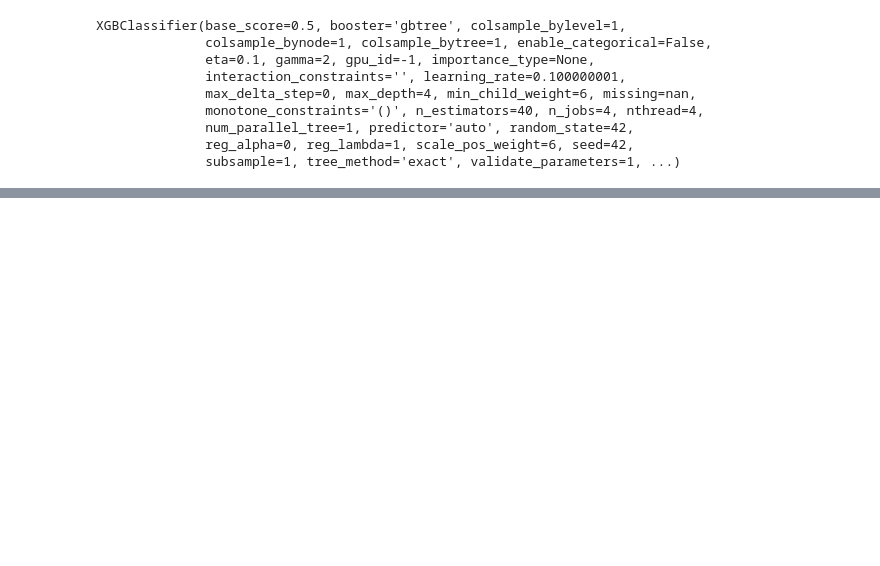
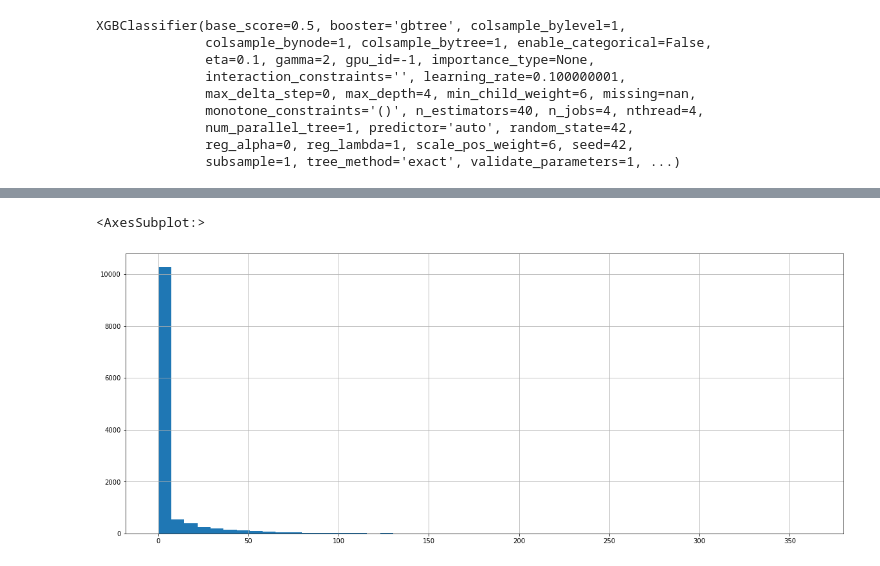
Before and after one commit to lfakhraei/AIcadium_Data, a Jupyter notebook: Modeling.ipynb, the cells around one changed output, grey strips where cells are left out. Cells and saved outputs as stored; diff of their text form; code cells hidden in the pictures; blank space fills up the shorter version.

```diff
--- a/Modeling.ipynb
+++ b/Modeling.ipynb
@@ -300,0 +381,7 @@ df[df['PageValues']>360]
+# %%
+import matplotlib.pyplot as plt
+fig, axes = plt.subplots(figsize=(20, 8))
+df['PageValues'].hist(bins=50)
+# %% [output]
+<AxesSubplot:>
+[figure, added]
```
Also changed, not shown: parts of 28 cells of this notebook, 1 other file.
